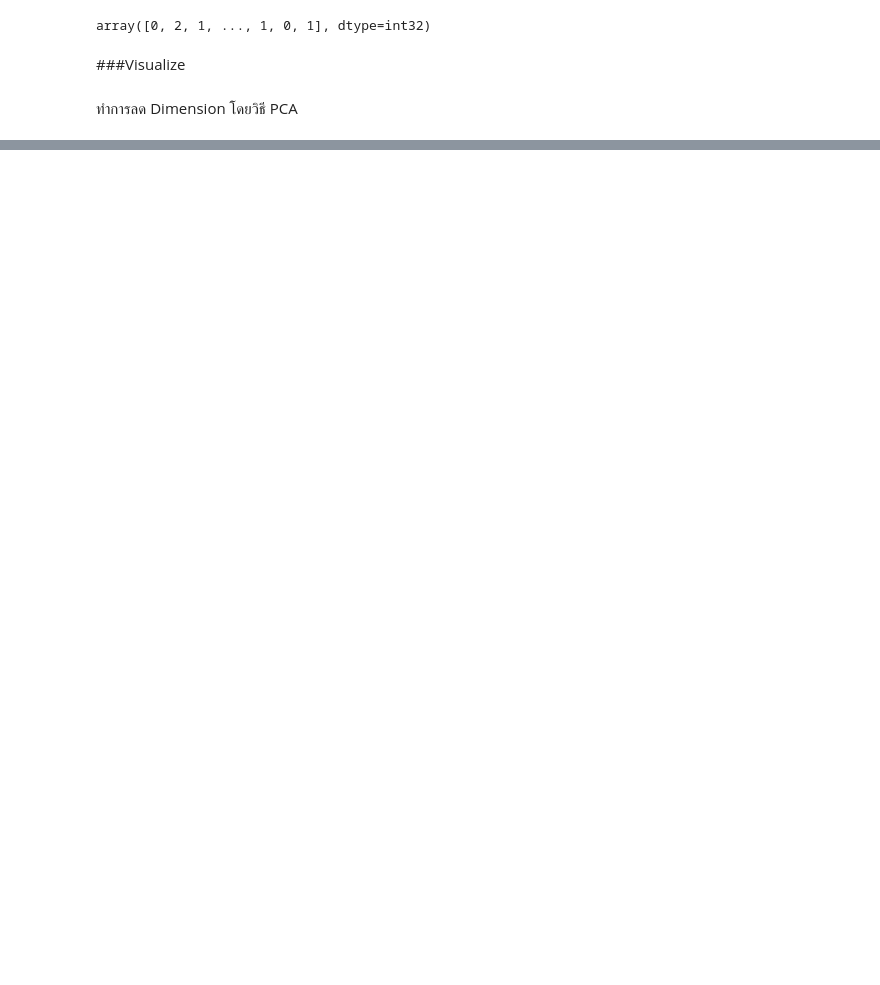
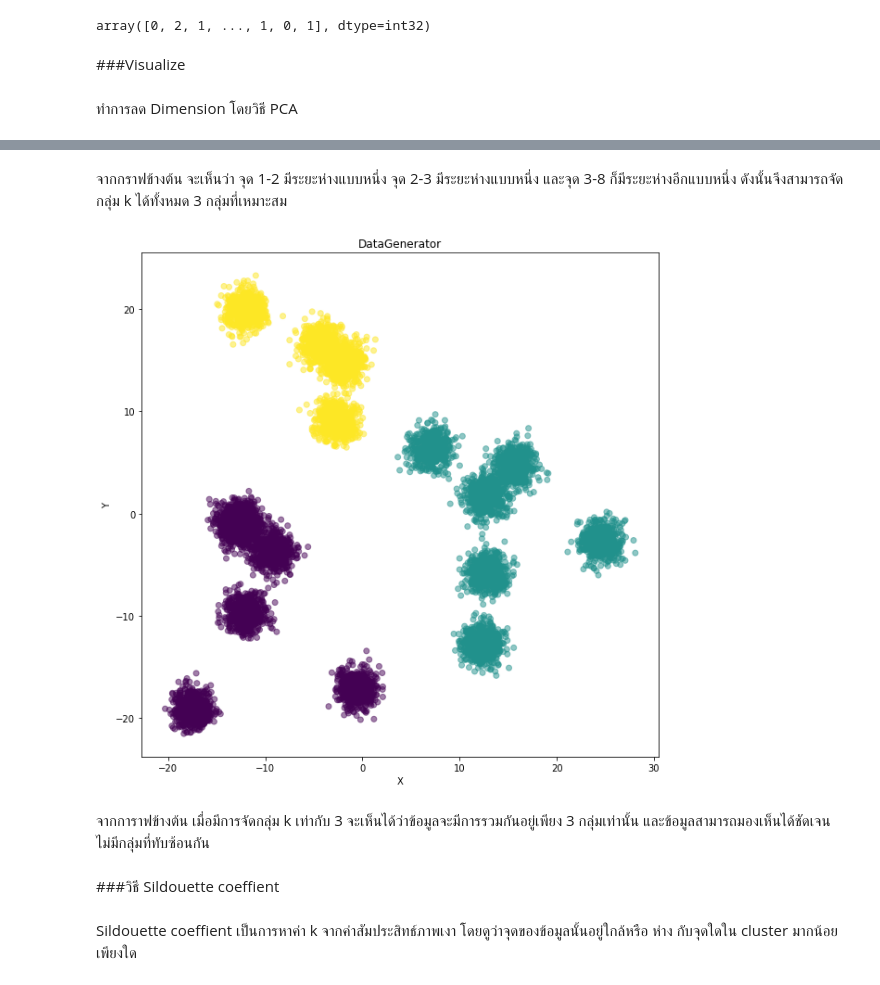
Before and after one commit to nichakornchaisuwan/multivariaet, a Jupyter notebook: Multivariate_Exam.ipynb, the cells around one changed output, grey strips where cells are left out. Drawn from its saved outputs; the diff is of its cells as text; code cells hidden in the pictures; blank space fills up the shorter version.

```diff
--- a/Multivariate_Exam.ipynb
+++ b/Multivariate_Exam.ipynb
@@ -176,0 +232,18 @@ from matplotlib import pyplot as plt
+# %% [markdown]
+จากกราฟข้างต้น จะเห็นว่า จุด 1-2  มีระยะห่างแบบหนึ่ง จุด 2-3 มีระยะห่างแบบหนึ่ง และจุด 3-8 ก็มีระยะห่างอีกแบบหนึ่ง ดังนั้นจึงสามารถจัดกลุ่ม k ได้ทั้งหมด 3 กลุ่มที่เหมาะสม
+# %%
+kmeans=KMeans(n_clusters=3,random_state=2021)
+kmeans.fit(new_Data)
+y=kmeans.predict(new_Data)
+plt.scatter(new_pca[:,0],new_pca[:,1],c=y,alpha=0.5)
+plt.title('DataGenerator')
+plt.xlabel('X')
+plt.ylabel('Y');
+# %% [output]
+[figure, added]
+# %% [markdown]
+จากการาฟข้างต้น เมื่อมีการจัดกลุ่ม k เท่ากับ 3 จะเห็นได้ว่าข้อมูลจะมีการรวมกันอยู่เพียง 3 กลุ่มเท่านั้น และข้อมูลสามารถมองเห็นได้ชัดเจน ไม่มีกลุ่มที่ทับซ้อนกัน
+# %% [markdown]
+###วิธี Sildouette coeffient
+# %% [markdown]
+Sildouette coeffient เป็นการหาค่า k จากค่าสัมประสิทธ์ภาพเงา โดยดูว่าจุดของข้อมูลนั้นอยู่ใกล้หรือ ห่าง กับจุดใดใน cluster มากน้อยเพียงใด
```
Also changed, not shown: parts of 51 cells of this notebook.
